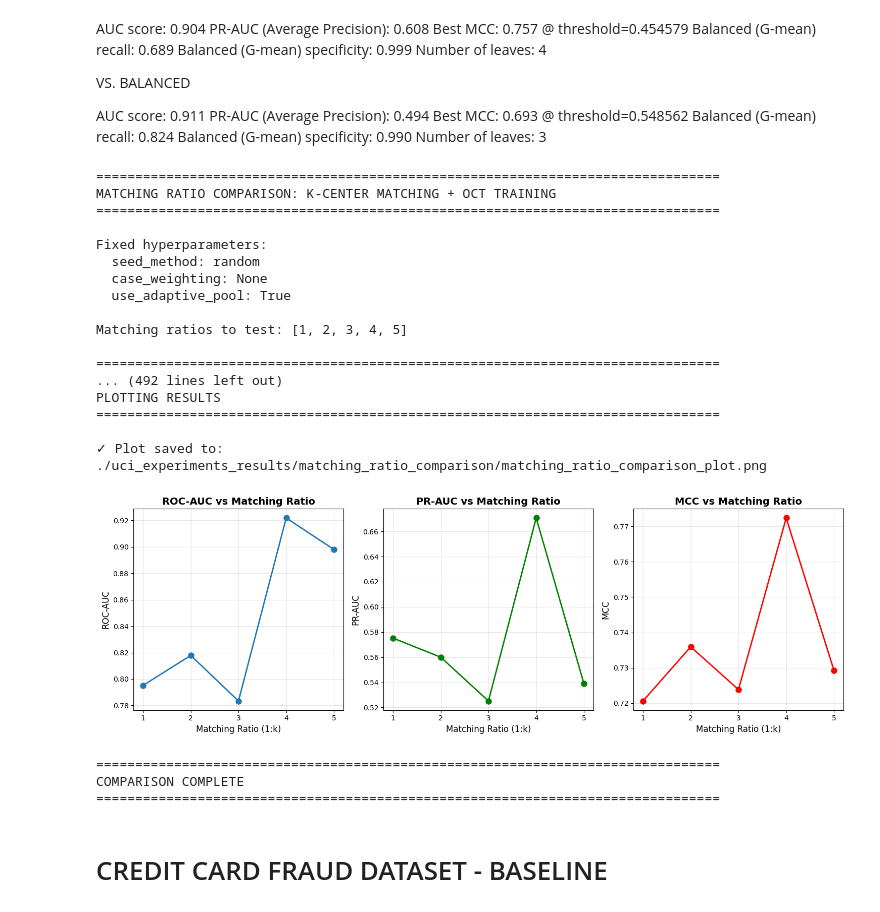
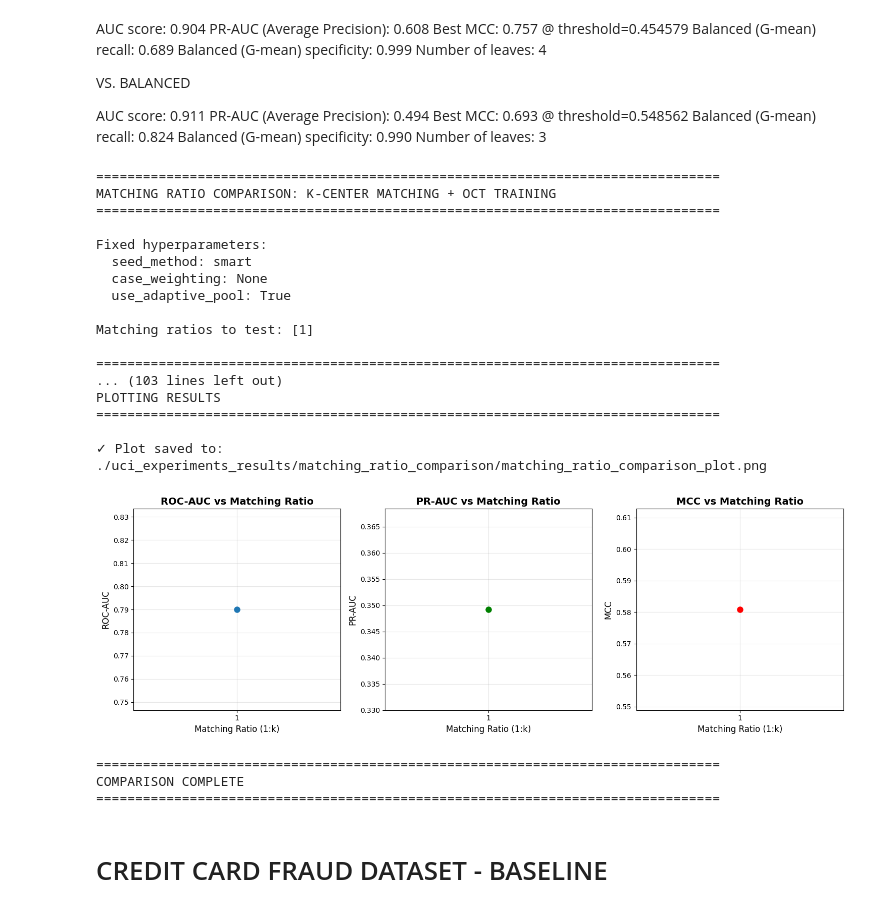
Before and after one commit to cat2510/optimization_guided_curation_ICML, a Jupyter notebook: uci_experiments.ipynb, the cells around one changed output. Saved outputs shown, nothing was run; the diff lists cells and outputs as text; code cells hidden in the pictures.

```diff
--- a/uci_experiments.ipynb
+++ b/uci_experiments.ipynb
@@ -391,21 +391,21 @@ Number of leaves: 3
 h5_path_fraud = os.path.join(f"./precomputed_distances/distances_creditcard_fraud_seed_{TRAIN_TEST_SEED}_new.h5")
 
 # OCT hyperparameters
-OCT_DEPTHS = [7, 9]
-OCT_MINBUCKETS_FRAUD = [25,50,100]
-OCT_CPS = [0.00001, 0.0001, 0.001, 0.01]
+OCT_DEPTHS = [7]
+OCT_MINBUCKETS_FRAUD = [25] #,50,75
+OCT_CPS = [0.01] #0.00001, 0.0001, 0.001,
 
 # Results directory
 RESULTS_DIR = "./uci_experiments_results/matching_ratio_comparison"
 os.makedirs(RESULTS_DIR, exist_ok=True)
 
 # Fixed hyperparameters for k-center matching
-SEED_METHOD = "random"
+SEED_METHOD = "smart"
 CASE_WEIGHTING = None
 USE_ADAPTIVE_POOL = True
 
 # Matching ratios to test
-MATCHING_RATIOS = [1, 2, 3, 4, 5]
+MATCHING_RATIOS = [1] #, 2, 3, 4, 5
 
 print("="*80)
 print("MATCHING RATIO COMPARISON: K-CENTER MATCHING + OCT TRAINING")
@@ -490,7 +490,7 @@ if 'X_fraud' in globals() and X_fraud is not None:
             balanced_model, X_test_fraud, y_test_fraud,
             preprocessor, feature_names,
             results_dir=RESULTS_DIR, save_suffix=f"fraud_ratio_{matching_ratio}",
-            X_val_df=X_val_fraud, y_val=y_val_fraud  # Use validation for threshold tuning
+            #X_val_df=X_val_fraud, y_val=y_val_fraud  # Use validation for threshold tuning
         )
 
         # Extract metrics
@@ -569,37 +569,37 @@ if 'X_fraud' in globals() and X_fraud is not None:
 
         plt.tight_layout()
 
         # Save plot
         plot_path = f"{RESULTS_DIR}/matching_ratio_comparison_plot.png"
         plt.savefig(plot_path, dpi=300, bbox_inches='tight')
         print(f"✓ Plot saved to: {plot_path}")
 
         plt.show()
 
         print(f"\n{'='*80}")
         print("COMPARISON COMPLETE")
         print(f"{'='*80}")
     else:
         print("\n⚠️  No results to display")
 # %% [output]
 ================================================================================
 MATCHING RATIO COMPARISON: K-CENTER MATCHING + OCT TRAINING
 ================================================================================
 
 Fixed hyperparameters:
-  seed_method: random
+  seed_method: smart
   case_weighting: None
   use_adaptive_pool: True
 
-Matching ratios to test: [1, 2, 3, 4, 5]
+Matching ratios to test: [1]
 
 ================================================================================
-... (492 lines left out)
+... (103 lines left out)
 PLOTTING RESULTS
 ================================================================================
 
 ✓ Plot saved to: ./uci_experiments_results/matching_ratio_comparison/matching_ratio_comparison_plot.png
-[figure, old version]
+[figure, new version]
 ================================================================================
 COMPARISON COMPLETE
 ================================================================================
```
Also changed, not shown: 5 other files.
